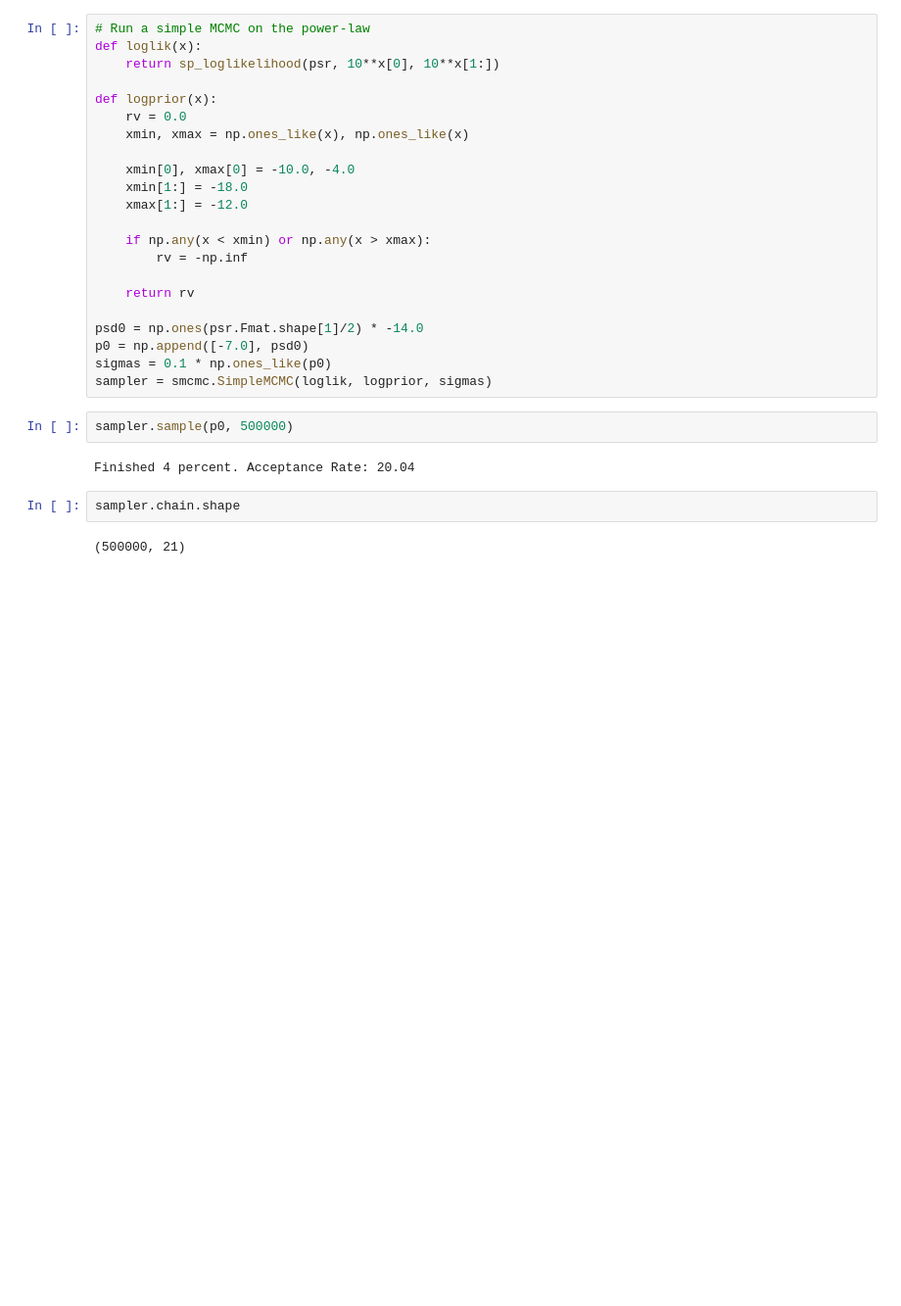
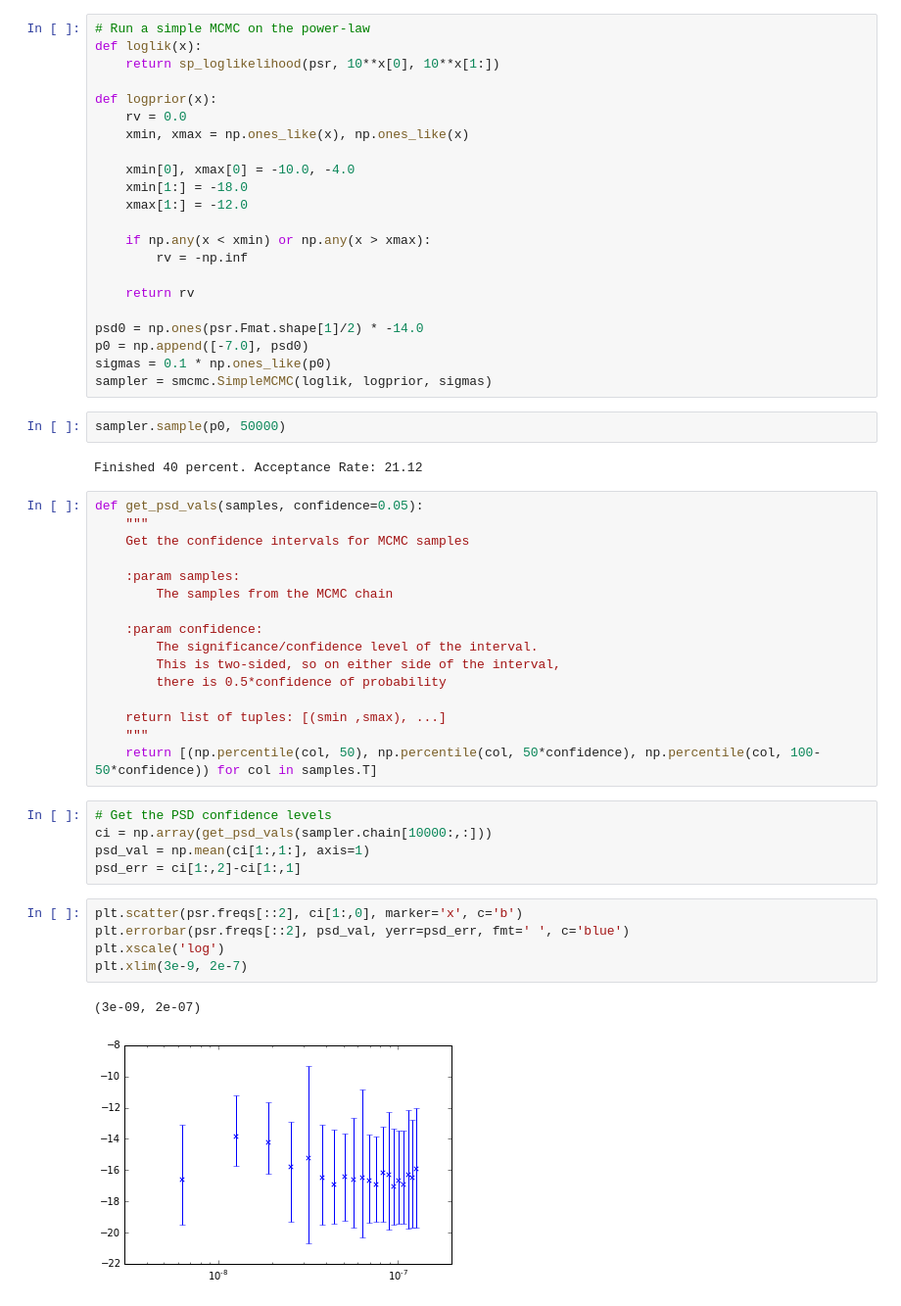
Before and after one commit to nanograv/pulsar_timing_school, a Jupyter notebook: day2/day2.ipynb, the cells around one changed output. Shown at 98% size. Saved outputs shown, nothing was run; the diff lists cells and outputs as text; blank space fills up the shorter version.

```diff
--- a/day2/day2.ipynb
+++ b/day2/day2.ipynb
@@ -554,13 +556,38 @@ p0 = np.append([-7.0], psd0)
 sigmas = 0.1 * np.ones_like(p0)
 sampler = smcmc.SimpleMCMC(loglik, logprior, sigmas)
 # %%
-sampler.sample(p0, 500000)
+sampler.sample(p0, 50000)
 # %% [output]
-Finished 4 percent. Acceptance Rate: 20.04
+Finished 40 percent. Acceptance Rate: 21.12
-# %%
-sampler.chain.shape
-# %% [output]
-(500000, 21)
+# %%
+def get_psd_vals(samples, confidence=0.05):
+    """
+    Get the confidence intervals for MCMC samples
+
+    :param samples:
+        The samples from the MCMC chain
+
+    :param confidence:
+        The significance/confidence level of the interval.
+        This is two-sided, so on either side of the interval,
+        there is 0.5*confidence of probability
+
+    return list of tuples: [(smin ,smax), ...]
+    """
+    return [(np.percentile(col, 50), np.percentile(col, 50*confidence), np.percentile(col, 100-50*confidence)) for col in samples.T]
+# %%
+# Get the PSD confidence levels
+ci = np.array(get_psd_vals(sampler.chain[10000:,:]))
+psd_val = np.mean(ci[1:,1:], axis=1)
+psd_err = ci[1:,2]-ci[1:,1]
+# %%
+plt.scatter(psr.freqs[::2], ci[1:,0], marker='x', c='b')
+plt.errorbar(psr.freqs[::2], psd_val, yerr=psd_err, fmt=' ', c='blue')
+plt.xscale('log')
+plt.xlim(3e-9, 2e-7)
+# %% [output]
+(3e-09, 2e-07)
+[figure, added]
 # %%
 triangle.corner(sampler.chain[10000:,:5])
 # %% [output]
```
Also changed, not shown: parts of 9 cells of this notebook.
